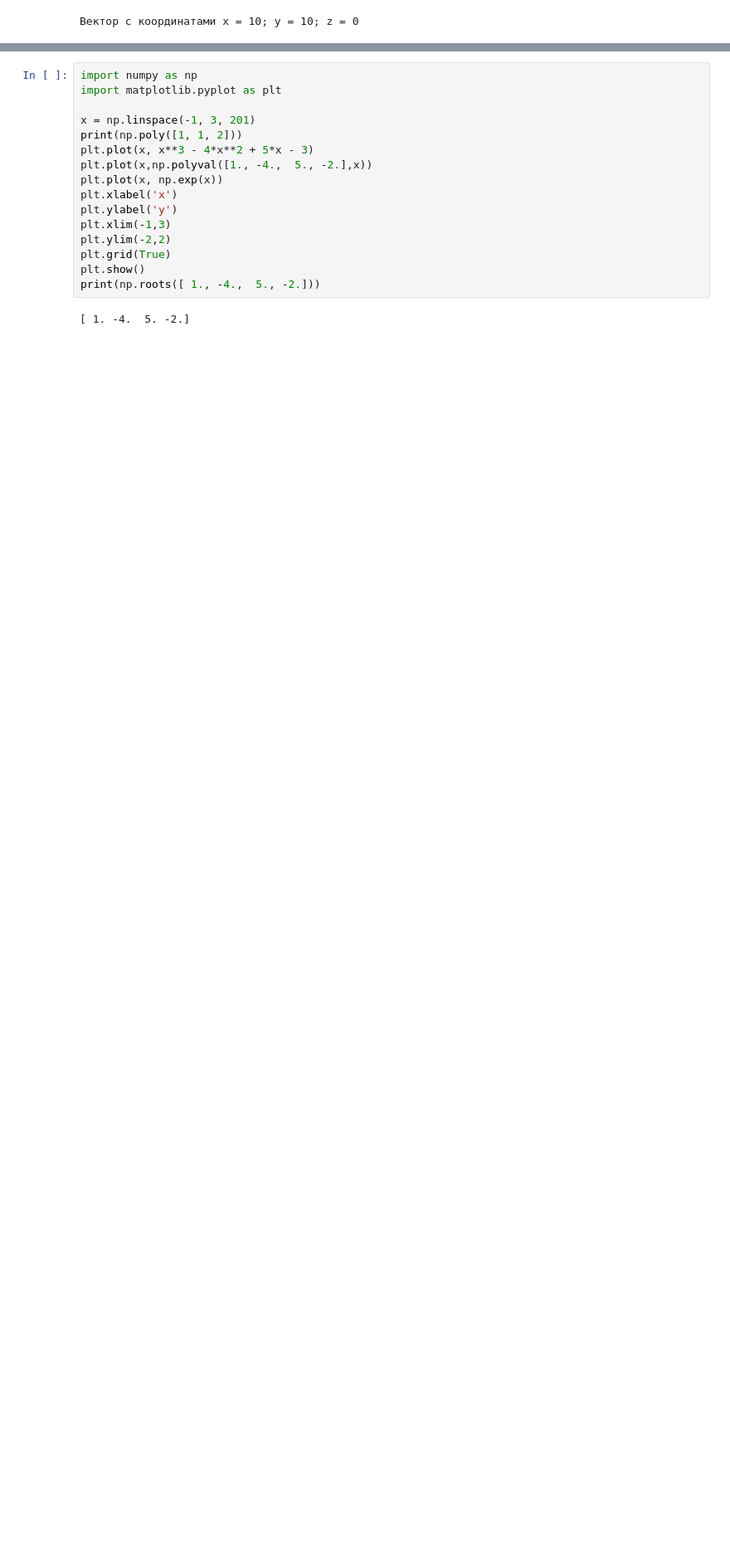
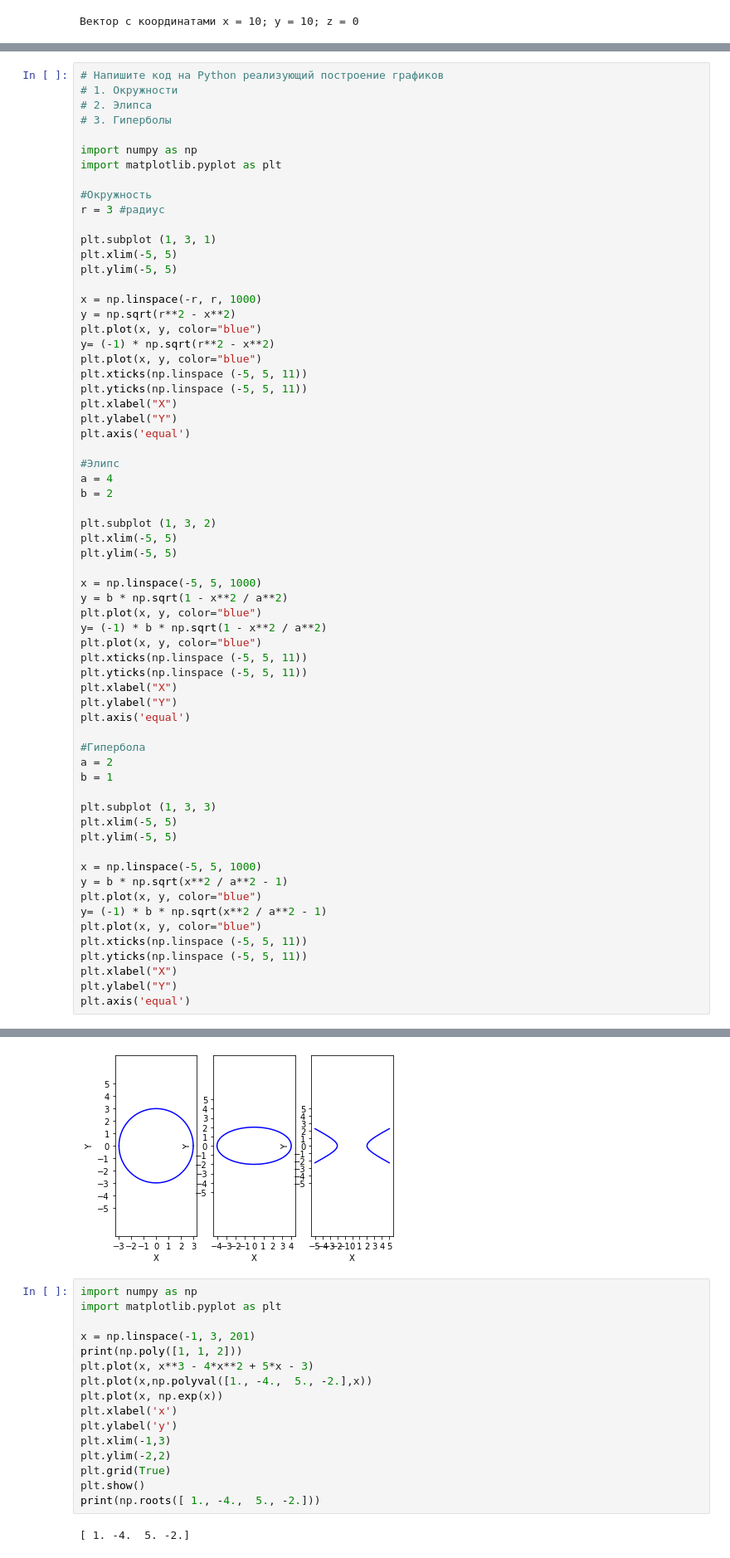
Before and after one commit to nddruu/GooColab, a Jupyter notebook: Введение_в_высшую_математику_(GB).ipynb, the cells around one changed output, grey strips where cells are left out. Shown at 83% size. Drawn from its saved outputs; the diff is of its cells as text; blank space fills up the shorter version.

```diff
--- a/Введение_в_высшую_математику_(GB).ipynb
+++ b/Введение_в_высшую_математику_(GB).ipynb
@@ -27,0 +44,65 @@ print(a + b)
+# %%
+# Напишите код на Python реализующий построение графиков
+# 1. Окружности
+# 2. Элипса
+# 3. Гиперболы
+
+import numpy as np
+import matplotlib.pyplot as plt
+
+#Окружность
+r = 3 #радиус
+
+plt.subplot (1, 3, 1)
+plt.xlim(-5, 5)
+plt.ylim(-5, 5)
+
+x = np.linspace(-r, r, 1000)
+y = np.sqrt(r**2 - x**2)
+plt.plot(x, y, color="blue")
+y= (-1) * np.sqrt(r**2 - x**2)
+plt.plot(x, y, color="blue")
+plt.xticks(np.linspace (-5, 5, 11))
+plt.yticks(np.linspace (-5, 5, 11))
+plt.xlabel("X")
+plt.ylabel("Y")
+plt.axis('equal')
+
+#Элипс
+a = 4
+b = 2
+
+plt.subplot (1, 3, 2)
+plt.xlim(-5, 5)
+plt.ylim(-5, 5)
+
+x = np.linspace(-5, 5, 1000)
+y = b * np.sqrt(1 - x**2 / a**2)
+plt.plot(x, y, color="blue")
+y= (-1) * b * np.sqrt(1 - x**2 / a**2)
+plt.plot(x, y, color="blue")
+plt.xticks(np.linspace (-5, 5, 11))
+plt.yticks(np.linspace (-5, 5, 11))
+plt.xlabel("X")
+plt.ylabel("Y")
+plt.axis('equal')
+
+#Гипербола
+a = 2
+b = 1
+
+plt.subplot (1, 3, 3)
+plt.xlim(-5, 5)
+plt.ylim(-5, 5)
+
+x = np.linspace(-5, 5, 1000)
+y = b * np.sqrt(x**2 / a**2 - 1)
+plt.plot(x, y, color="blue")
+y= (-1) * b * np.sqrt(x**2 / a**2 - 1)
+plt.plot(x, y, color="blue")
+plt.xticks(np.linspace (-5, 5, 11))
+plt.yticks(np.linspace (-5, 5, 11))
+plt.xlabel("X")
+plt.ylabel("Y")
+plt.axis('equal')
+# %% [output]
@@ -28,3 +110,4 @@ print(a + b)
+[figure, added]
 # %%
 import numpy as np
 import matplotlib.pyplot as plt
```
Also changed, not shown: parts of 3 cells of this notebook.
